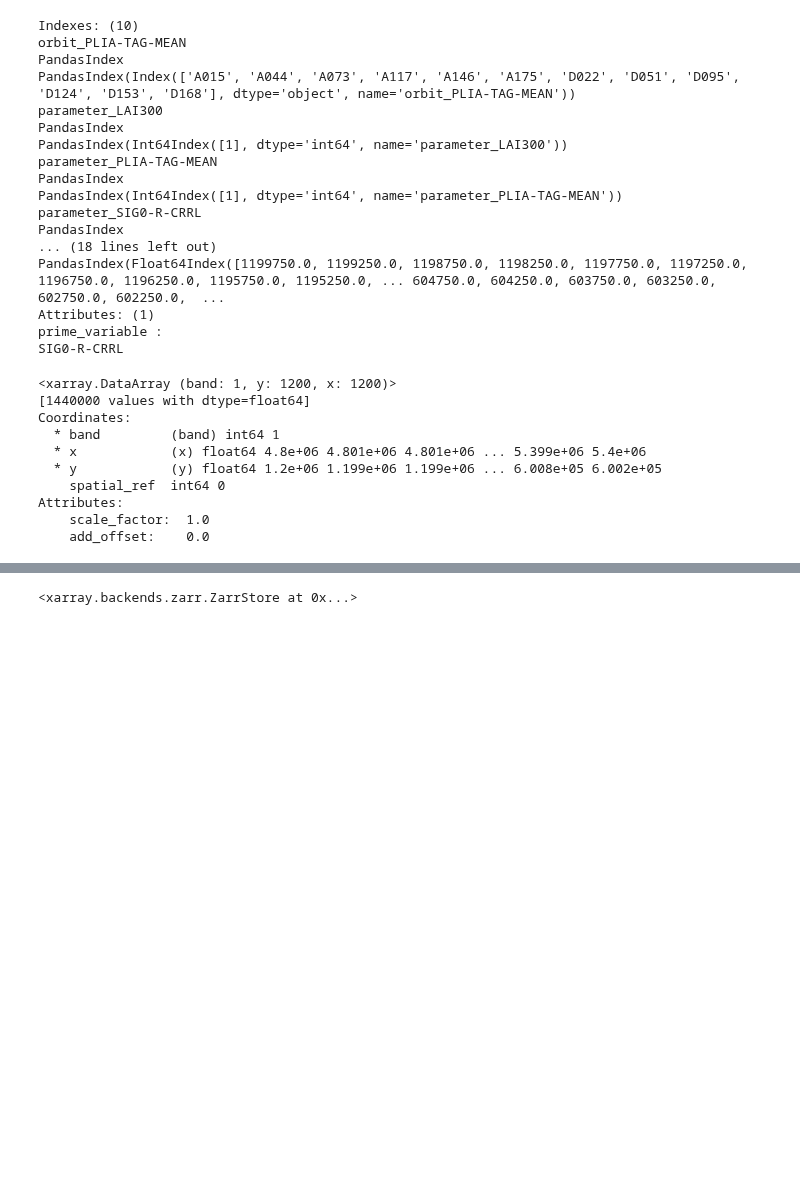
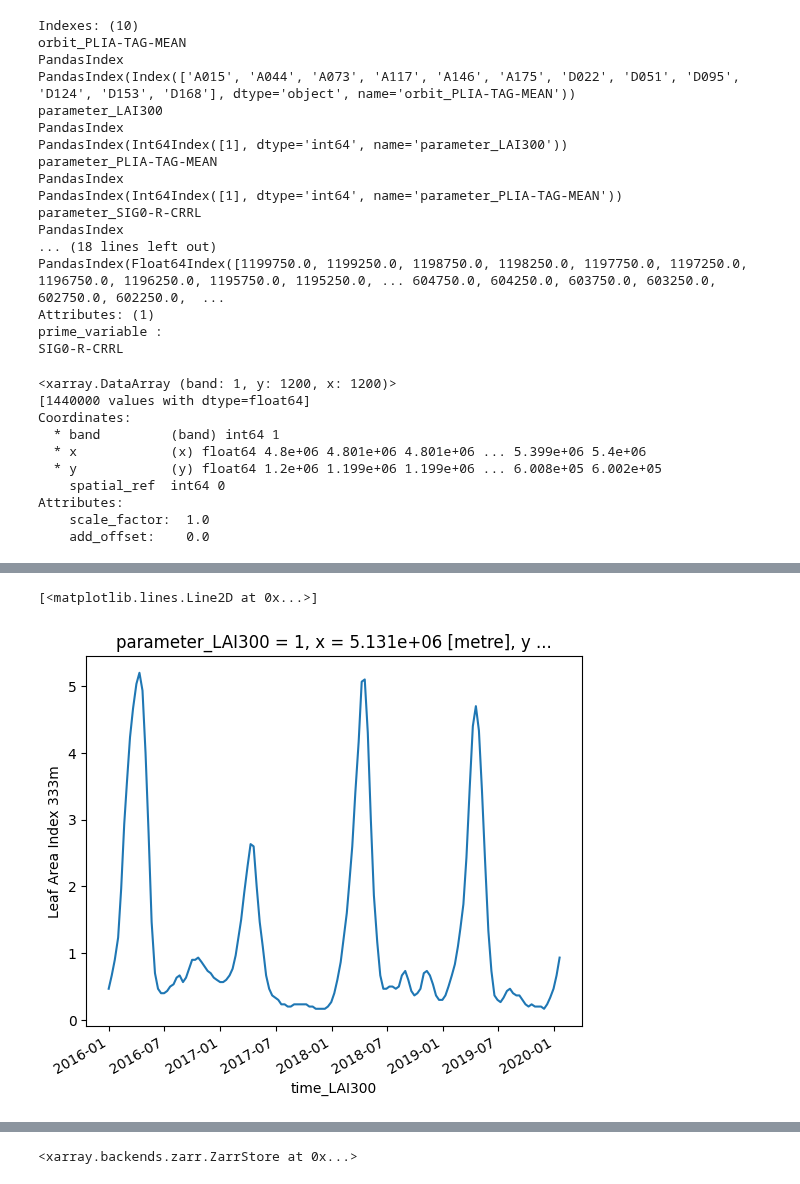
Before and after one commit to c-scale-community/use-case-wetland-water-stress, a Jupyter notebook: notebooks/0_experiment_signature.ipynb, the cells around one changed output, grey strips where cells are left out. Saved outputs shown, nothing was run; the diff lists cells and outputs as text; code cells hidden in the pictures; blank space fills up the shorter version.

Commit message:
e add tile stacking

```diff
--- a/notebooks/0_experiment_signature.ipynb
+++ b/notebooks/0_experiment_signature.ipynb
@@ -112,6 +109,7 @@ Attributes:
     scale_factor:  1.0
     add_offset:    0.0
 # %%
-indices = np.nonzero(~np.isnan(scores[0]))
-indices
+valid_mask = ~np.isnan(scores[0])
+valid_mask.name = "total"
+valid_mask
 # %% [output]
@@ -224,0 +132,3 @@ SIG0-R-CRRL
+# %%
+sampled = sample_uniformly(tile, [valid_mask], 10000, seed=42)
+sampled
@@ -224,0 +221,5 @@ SIG0-R-CRRL
+# %%
+sampled['LAI300'].loc['total'][:, 0, 5000].plot()
+# %% [output]
+[<matplotlib.lines.Line2D at 0x...>]
+[figure, added]
```
Also changed, not shown: parts of 12 cells of this notebook.
